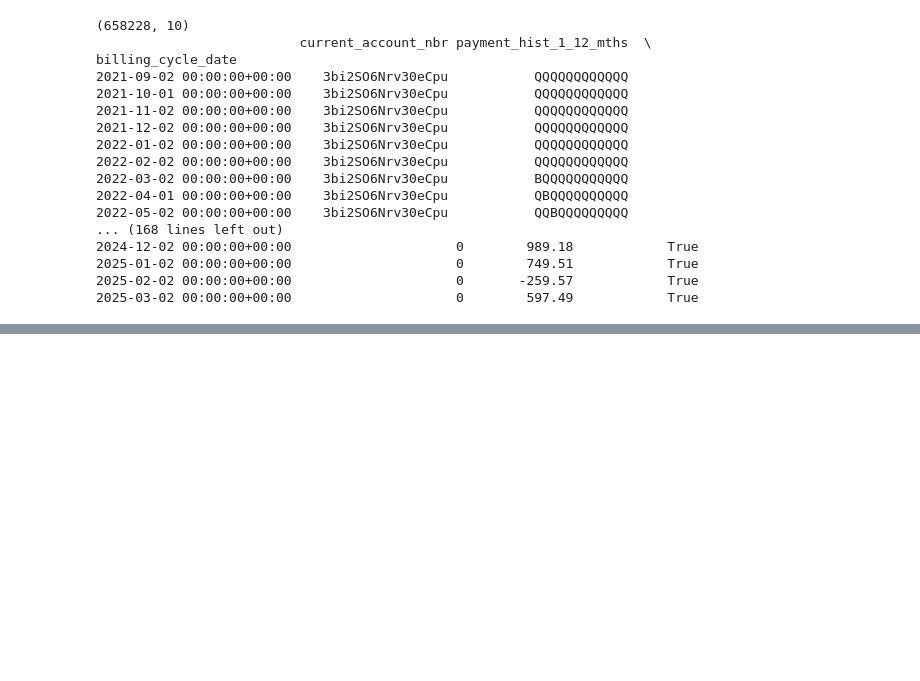
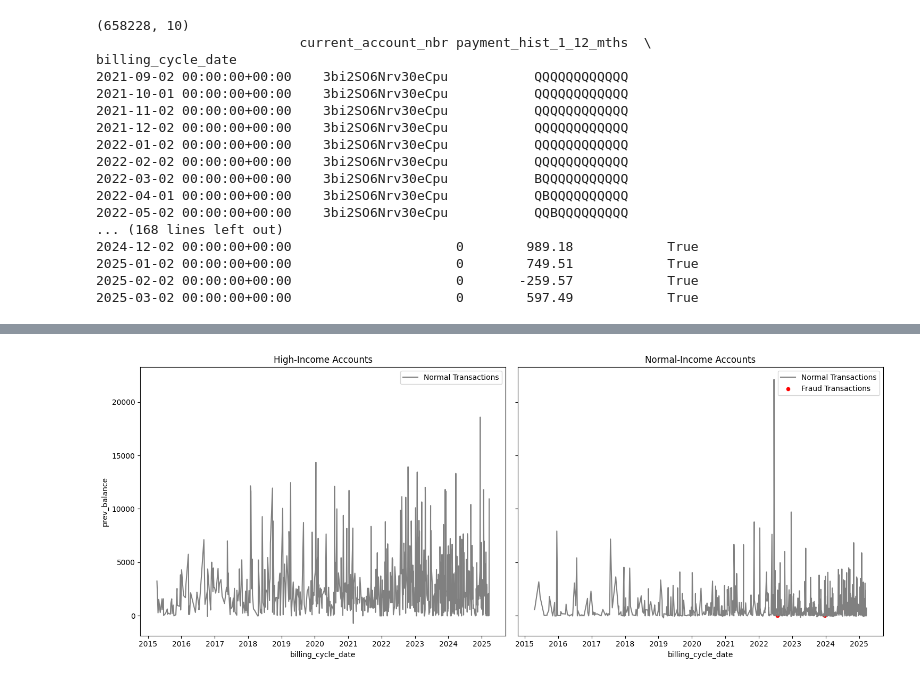
Before and after one commit to hazelLu6/synchrony-datathon-2025-alt-f4, a Jupyter notebook: time_series_analysis.ipynb, the cells around one changed output, grey strips where cells are left out. Cells and saved outputs as stored; diff of their text form; code cells hidden in the pictures; blank space fills up the shorter version.

```diff
--- a/time_series_analysis.ipynb
+++ b/time_series_analysis.ipynb
@@ -167 +103,51 @@ plt.savefig('./visualizations/account_balance_high_normal')
+# %%
+df_fraud = pd.read_csv('exploratory_data_analysis/master_user_dataset_with_predictions.csv')
+df_syf = pd.read_csv('cleaned_data/cleaned_syf_id.csv')
+df_statements = pd.read_csv('cleaned_data/cleaned_statement_fact.csv')
+df_high_income = pd.read_csv('cleaned_data/cleaned_account_dim.csv')
+
+df_merged = df_statements.merge(df_high_income[['current_account_nbr', 'is_high_income']], on='current_account_nbr', how='left')
+df_merged = df_merged.merge(df_syf[['account_nbr_pty', 'ds_id']], left_on='current_account_nbr', right_on='account_nbr_pty', how='left')
+df_merged.rename(columns={'ds_id': 'user_id'}, inplace=True)
+df_merged = df_merged.merge(df_fraud[['user_id', 'has_fraud']], on='user_id', how='left')
+
+
+df_merged['billing_cycle_date'] = pd.to_datetime(df_merged['billing_cycle_date'], utc=True)
+df_merged.drop(columns=['account_nbr_pty'], inplace=True)
+
+
+# Sample 1000 entries from each group
+df_high_sample = df_merged[df_merged['is_high_income'] == 1].sample(1000, random_state=42)
+df_non_high_sample = df_merged[df_merged['is_high_income'] == 0].sample(1000, random_state=42)
+
+# Group by date to compute mean balance
+df_high_grouped = df_high_sample.groupby('billing_cycle_date').agg({'prev_balance': 'mean', 'has_fraud': 'max'}).reset_index()
+df_non_high_grouped = df_non_high_sample.groupby('billing_cycle_date').agg({'prev_balance': 'mean', 'has_fraud': 'max'}).reset_index()
+
+df_high_fraud = df_high_grouped[df_high_grouped['has_fraud'] == 1]
+df_non_high_fraud = df_non_high_grouped[df_non_high_grouped['has_fraud'] == 1]
+
+# Plotting
+fig, ax = plt.subplots(1, 2, figsize=(15, 6), sharey=True)
+
+# High-income group
+sns.lineplot(data=df_high_grouped, x='billing_cycle_date', y='prev_balance', ax=ax[0], color='grey', label="Normal Transactions")
+
+if not df_high_fraud.empty:
+    sns.scatterplot(data=df_high_fraud, x='billing_cycle_date', y='prev_balance', ax=ax[0], color='red', label="Fraud Transactions")
+
+ax[0].set_title("High-Income Accounts")
+
+# Normal-income group
+sns.lineplot(data=df_non_high_grouped, x='billing_cycle_date', y='prev_balance', ax=ax[1], color='grey', label="Normal Transactions")
+
+if not df_non_high_fraud.empty:
+    sns.scatterplot(data=df_non_high_fraud, x='billing_cycle_date', y='prev_balance', ax=ax[1], color='red', label="Fraud Transactions")
+
+ax[1].set_title("Normal-Income Accounts")
+
+plt.tight_layout()
+plt.show()
+# %% [output]
+[figure, added]
 # %%
```
Also changed, not shown: parts of 9 cells of this notebook, 2 other files.
